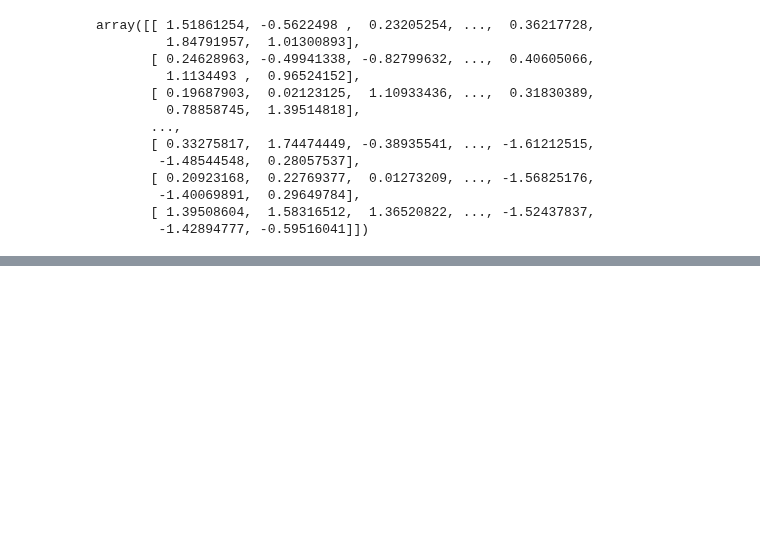
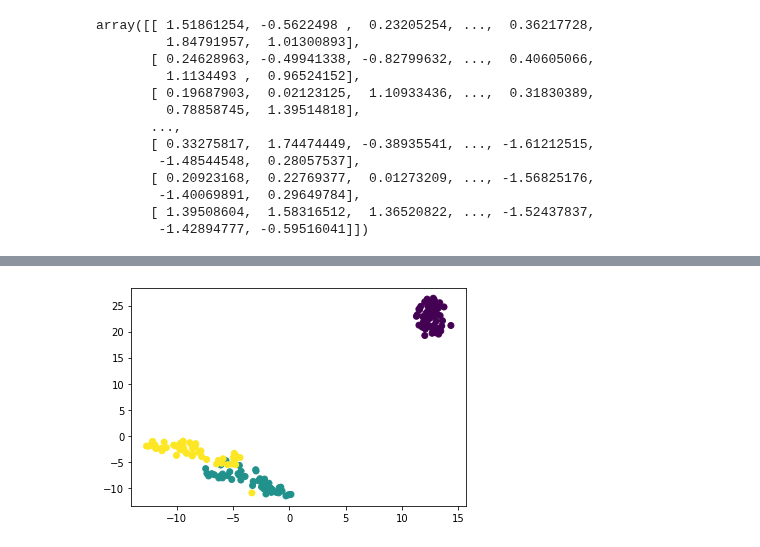
Before and after one commit to ecuerbo/pyprac, a Jupyter notebook: datacamp/unsupervised-learning.ipynb, the cells around one changed output, grey strips where cells are left out. Cells and saved outputs as stored; diff of their text form; code cells hidden in the pictures; blank space fills up the shorter version.

```diff
--- a/datacamp/unsupervised-learning.ipynb
+++ b/datacamp/unsupervised-learning.ipynb
@@ -182,3 +169,8 @@ from sklearn.pipeline import make_pipeline
 pipeline = make_pipeline(scaler, kmeans)
 pipeline.fit(samples)
 labels = pipeline.predict(samples)
+
+df = pd.DataFrame({'labels':labels,
+                  'varieties':varieties})
+ct = pd.crosstab(df['labels'],df['varieties'])
+print(ct)
@@ -184,0 +273,14 @@ labels = pipeline.predict(samples)
+# %%
+## t-SNE = "t-distributed stochastic neighbor embedding"
+samples = df.data
+species = df.target
+# %%
+import matplotlib.pyplot as plt
+from sklearn.manifold import TSNE
+model = TSNE(learning_rate=100)
+transformed = model.fit_transform(samples)
+xs = transformed[:,0]
+ys = transformed[:,1]
+plt.scatter(xs,ys, c=species);
+# %% [output]
+[figure, added]
```
Also changed, not shown: parts of 20 cells of this notebook.
